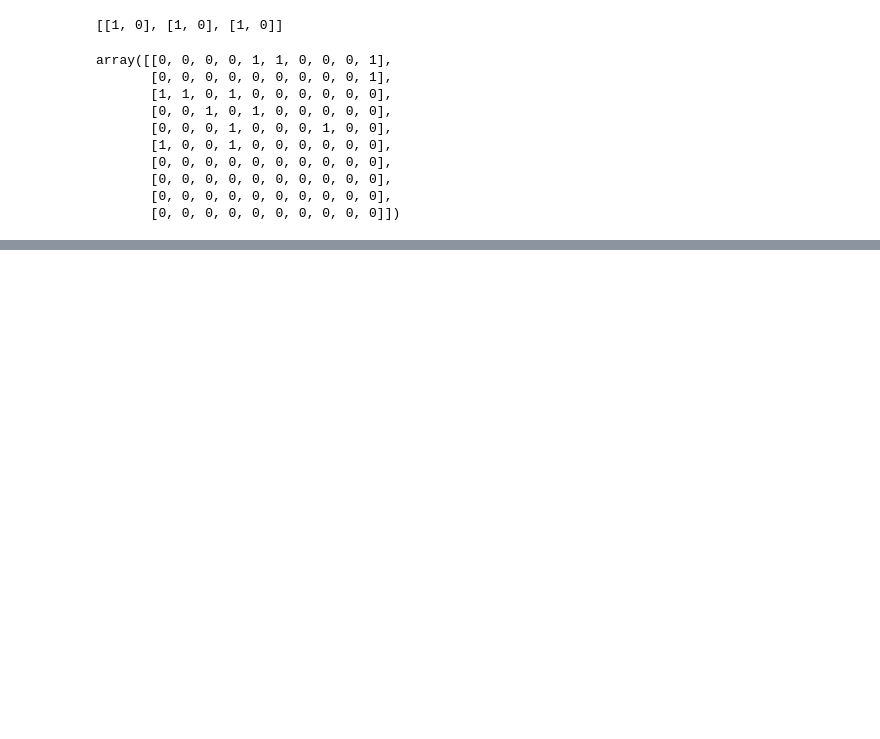
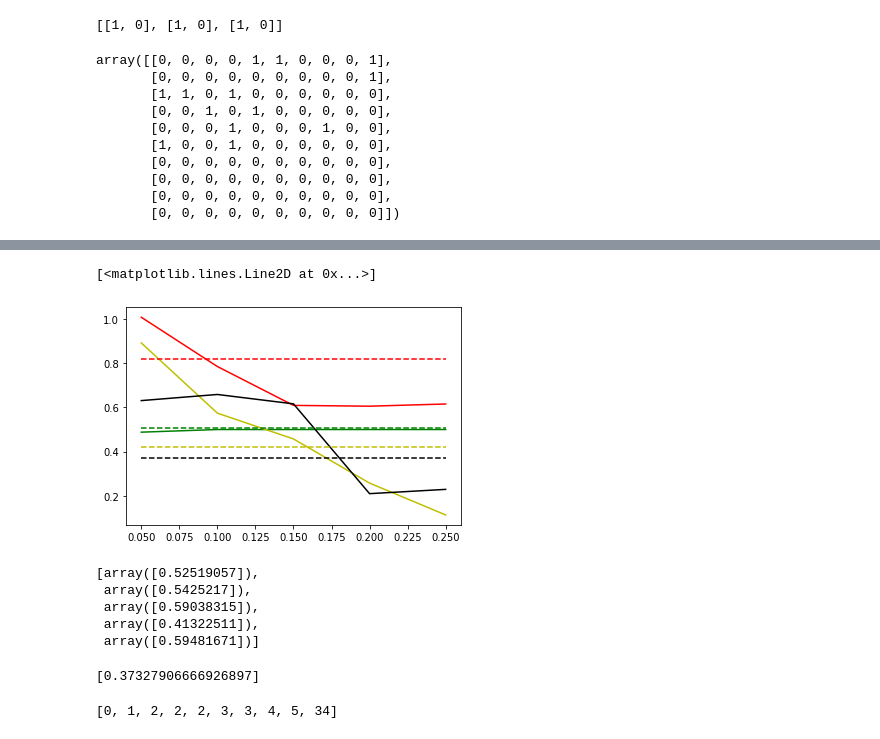
Before and after one commit to FlorisFok/ABM_network, a Jupyter notebook: matrix_visualisation.ipynb, the cells around one changed output, grey strips where cells are left out. Cells and saved outputs as stored; diff of their text form; code cells hidden in the pictures; blank space fills up the shorter version.

```diff
--- a/matrix_visualisation.ipynb
+++ b/matrix_visualisation.ipynb
@@ -444,0 +487,25 @@ array([[0, 0, 0, 0, 1, 1, 0, 0, 0, 1],
+# %%
+true_data = pickle.load(open(r"true_data.p", 'rb'))
+plot_data = pickle.load(open(r"plot_data.p", 'rb'))
+settings = { '1': [0.05, 0.1, 0.15, 0.2,0.25]}
+plot_var = '1'
+
+_string = ['RCHDEN', 'RELDEN', 'RHO2', 'clustering_coefficient']
+repeats = 6
+
+def avg(l, reruns):
+    return [sum(l[i*reruns:(i+1)*reruns])/reruns for i in range(int(len(l)/reruns))]
+
+plt.plot(settings[plot_var], avg(plot_data[_string[0]], repeats), label='RCHDEN', color='r')
+plt.plot(settings[plot_var], avg(plot_data[_string[1]], repeats), label='RELDEN', color='g')
+plt.plot(settings[plot_var], avg(plot_data[_string[2]], repeats), label='RHO2', color='y')
+plt.plot(settings[plot_var], avg(plot_data[_string[3]], repeats), label='clustering_coefficient', color='k')
+
+le = len(settings[plot_var])
+plt.plot(settings[plot_var], avg(true_data[_string[0]], repeats)*le, linestyle='--', color='r')
+plt.plot(settings[plot_var], avg(true_data[_string[1]], repeats)*le, linestyle='--', color='g')
+plt.plot(settings[plot_var], avg(true_data[_string[2]], repeats)*le, linestyle='--', color='y')
+plt.plot(settings[plot_var], avg(true_data[_string[3]], repeats)*le, linestyle='--', color='k')
+# %% [output]
+[<matplotlib.lines.Line2D at 0x...>]
+[figure, added]
@@ -444,0 +521,19 @@ array([[0, 0, 0, 0, 1, 1, 0, 0, 0, 1],
+# %%
+
+best
+# %% [output]
+[array([0.52519057]),
+ array([0.5425217]),
+ array([0.59038315]),
+ array([0.41322511]),
+ array([0.59481671])]
+# %%
+tv
+# %% [output]
+[0.37327906666926897]
+# %%
+len(l)
+
+l[:13]
+# %% [output]
+[0, 1, 2, 2, 2, 3, 3, 4, 5, 34]
```
Also changed, not shown: parts of 16 cells of this notebook, 8 other files.
